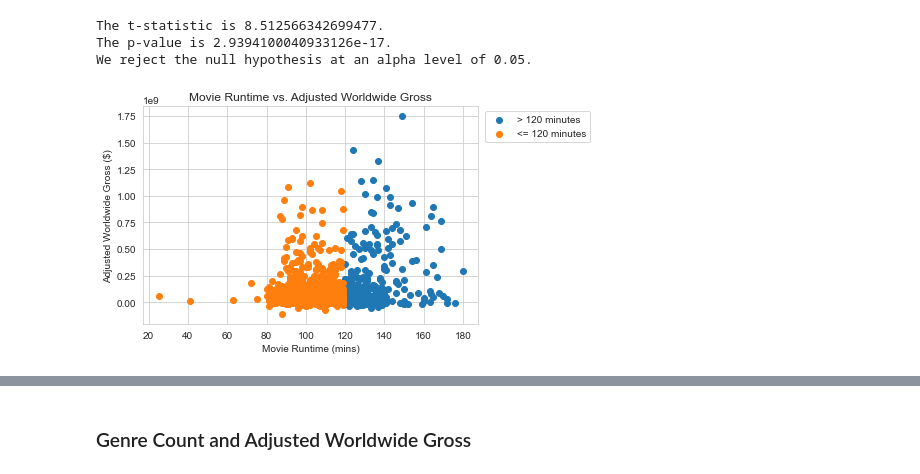
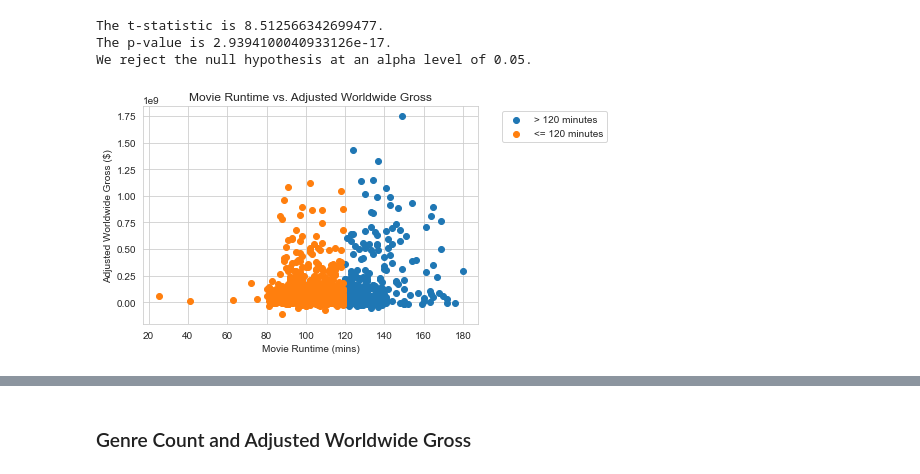
Before and after one commit to doriggs/Semester1Capstone, a Jupyter notebook: student.ipynb, the cells around one changed output, grey strips where cells are left out. Cells and saved outputs as stored; diff of their text form; code cells hidden in the pictures.

```diff
--- a/student.ipynb
+++ b/student.ipynb
@@ -308,13 +303,14 @@ The t-statistic is 8.512566342699477.
 The p-value is 2.9394100040933126e-17.
 We reject the null hypothesis at an alpha level of 0.05.
 # %%
+# Display split between long and short movie adjusted worldwide gross
 fig, ax = plt.subplots()
 ax.scatter(long_movies["runtime_minutes"], long_movies["adjusted_worldwide"], label='> 120 minutes')
 ax.scatter(short_movies["runtime_minutes"], short_movies["adjusted_worldwide"], label='<= 120 minutes')
 ax.set_title("Movie Runtime vs. Adjusted Worldwide Gross")
 ax.set_xlabel("Movie Runtime (mins)")
 ax.set_ylabel("Adjusted Worldwide Gross ($)")
-ax.legend(bbox_to_anchor = (1.35, 1))
+ax.legend(bbox_to_anchor = (1.40, 1))
 fig.show()
 # %% [output]
-[figure, old version]
+[figure, new version]
```
Also changed, not shown: parts of 15 cells of this notebook.
